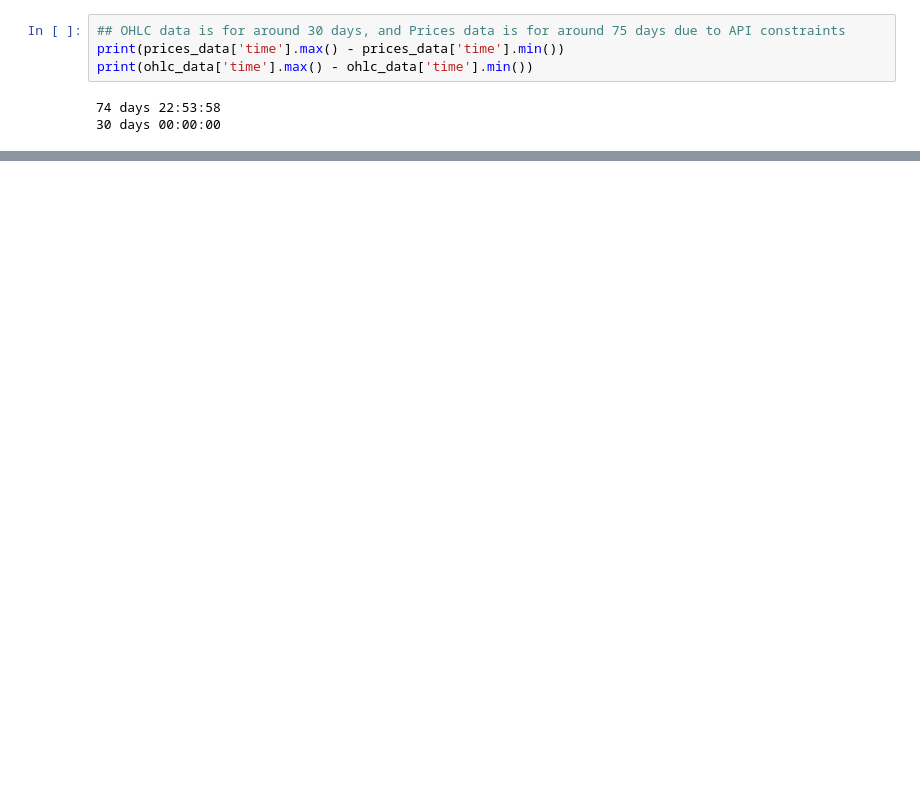
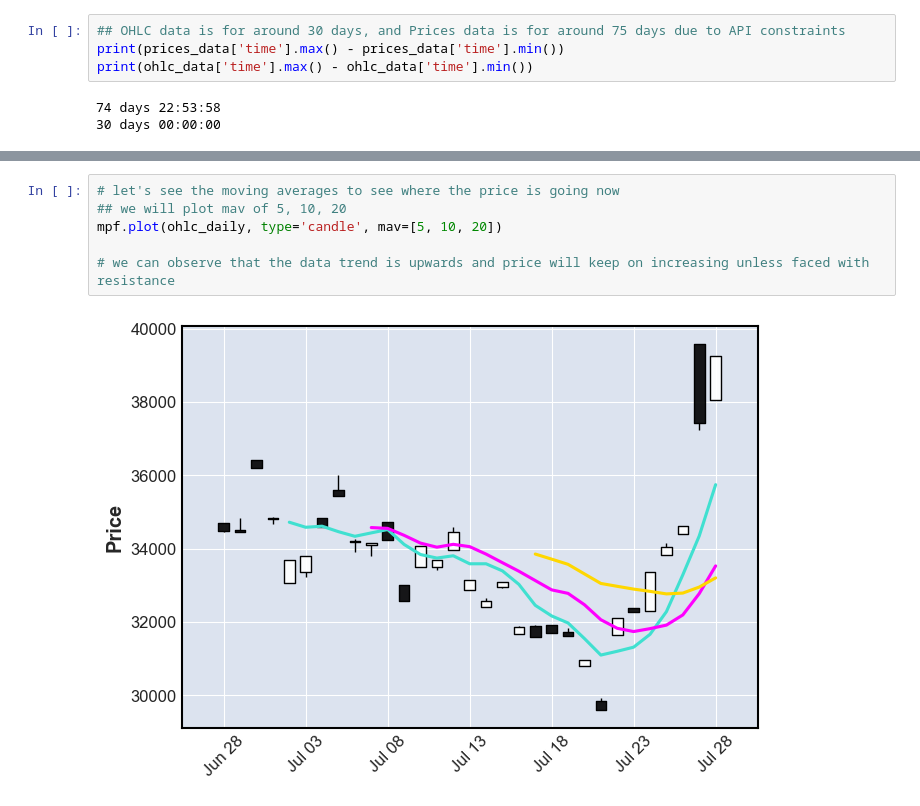
Before and after one commit to loganrane/quant-predictions-crypto, a Jupyter notebook: EDA.ipynb, the cells around one changed output, grey strips where cells are left out. Cells and saved outputs as stored; diff of their text form; blank space fills up the shorter version.

Commit message:
add: EDA, move to model, will update as required

```diff
--- a/EDA.ipynb
+++ b/EDA.ipynb
@@ -45,0 +80,8 @@ print(ohlc_data['time'].max() - ohlc_data['time'].min())
+# %%
+# let's see the moving averages to see where the price is going now
+## we will plot mav of 5, 10, 20
+mpf.plot(ohlc_daily, type='candle', mav=[5, 10, 20])
+
+# we can observe that the data trend is upwards and price will keep on increasing unless faced with resistance
+# %% [output]
+[figure, added]
```
Also changed, not shown: parts of 9 cells of this notebook, 1 other file.
